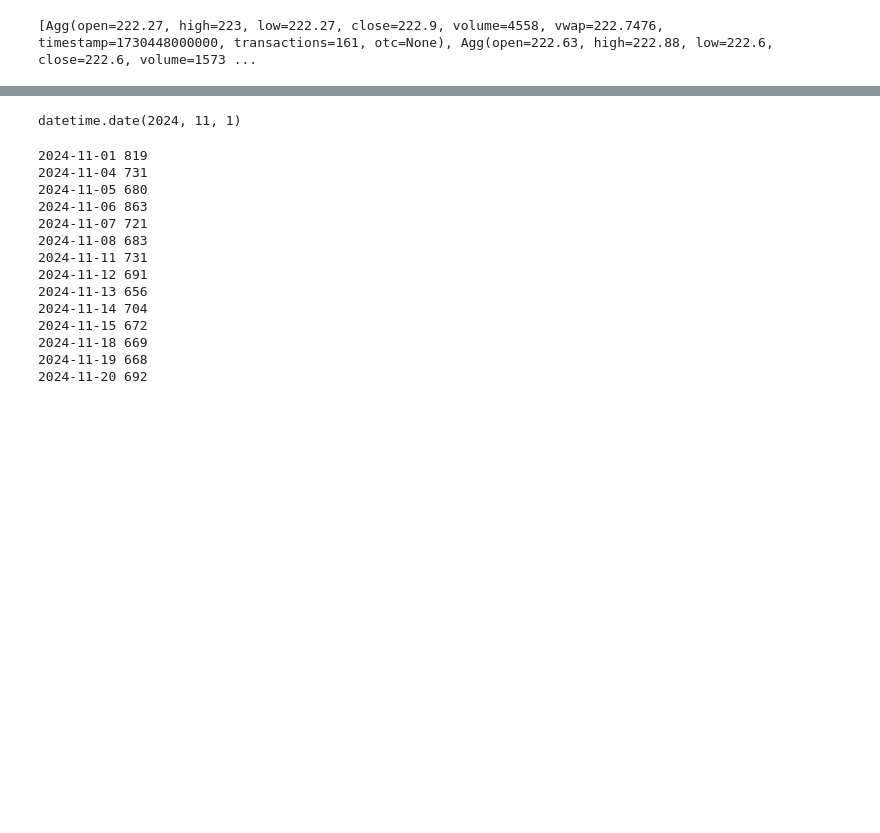
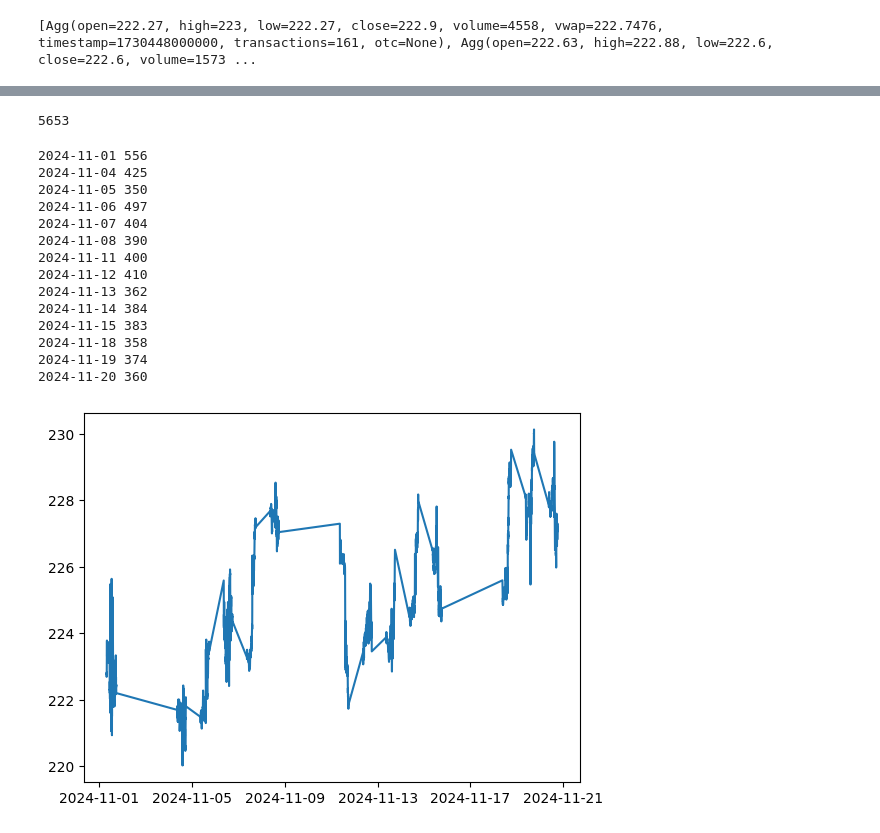
Before and after one commit to serhiimytsyk/CloudComputing, a Jupyter notebook: Untitled.ipynb, the cells around one changed output, grey strips where cells are left out. Cells and saved outputs as stored; diff of their text form; code cells hidden in the pictures; blank space fills up the shorter version.

```diff
--- a/Untitled.ipynb
+++ b/Untitled.ipynb
@@ -264,6 +264,13 @@ print(aggs)
 [Agg(open=222.27, high=223, low=222.27, close=222.9, volume=4558, vwap=222.7476, timestamp=1730448000000, transactions=161, otc=None), Agg(open=222.63, high=222.88, low=222.6, close=222.6, volume=1573 ...
 # %%
 import pandas as pd
+from datetime import time
+
 df = pd.DataFrame(aggs)
 df['price'] = df['vwap']
+df['datetime'] = pd.to_datetime(df['timestamp'], unit='ms')
+df['date'] = df['datetime'].dt.date
+df['time'] = df['datetime'].dt.time
 df = df.drop(columns=['otc', 'transactions', 'open', 'high', 'low', 'close', 'volume', 'vwap'])
+
+df = df[(df['time'] >= time(8, 0, 0)) & (df['time'] < time(18, 0, 0))]
@@ -276,35 +286,35 @@ len(aggs)
-# %%
-import datetime
-
-def timestamp_to_date(timestamp):
-    return datetime.datetime.fromtimestamp(timestamp).date()
-
-timestamp_to_date(1730448060)
-# %% [output]
-datetime.date(2024, 11, 1)
+# %%
+len(df)
+# %% [output]
+5653
 # %%
 date_to_prices = {}
 
-for agg in aggs:
-    date = timestamp_to_date(int(agg.timestamp / 1000))
-    if date not in date_to_prices:
-        date_to_prices[date] = []
-    date_to_prices[date].append(agg.vwap)
-
-for date in date_to_prices:
-    print(date, len(date_to_prices[date]))
+date_to_prices = df.groupby('date')['price'].apply(list)
+date_to_counts = date_to_prices.apply(len)
+for date, count in date_to_counts.items():
+    print(date, count)
 # %% [output]
-2024-11-01 819
-2024-11-04 731
-2024-11-05 680
-2024-11-06 863
-2024-11-07 721
-2024-11-08 683
-2024-11-11 731
-2024-11-12 691
-2024-11-13 656
-2024-11-14 704
-2024-11-15 672
-2024-11-18 669
-2024-11-19 668
-2024-11-20 692
+2024-11-01 556
+2024-11-04 425
+2024-11-05 350
+2024-11-06 497
+2024-11-07 404
+2024-11-08 390
+2024-11-11 400
+2024-11-12 410
+2024-11-13 362
+2024-11-14 384
+2024-11-15 383
+2024-11-18 358
+2024-11-19 374
+2024-11-20 360
+# %%
+import matplotlib.pyplot as plt
+
+filtered_df = df[df['date'] == pd.to_datetime('2024-11-01').date()]
+
+plt.plot(df['datetime'], df['price'])
+plt.show()
+# %% [output]
+[figure, added]
```
Also changed, not shown: parts of 2 cells of this notebook.
